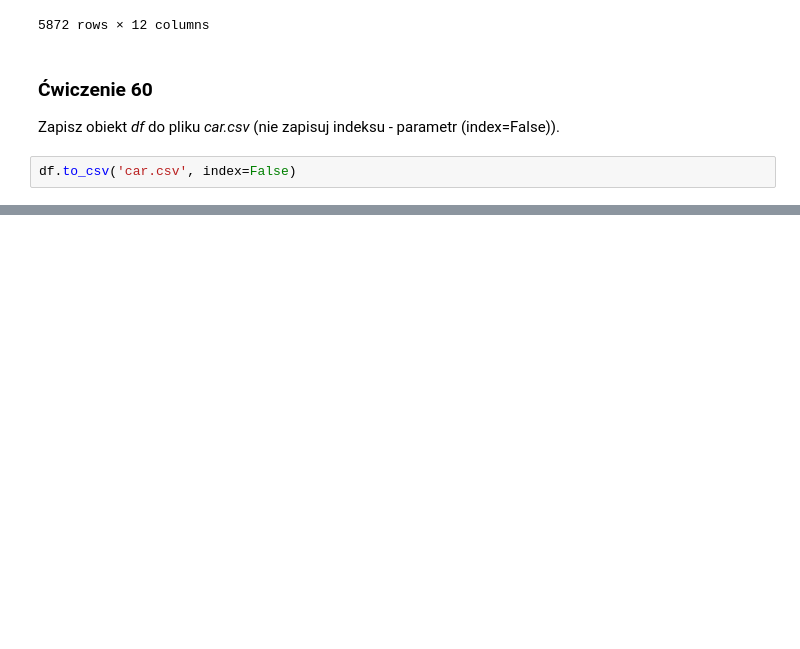
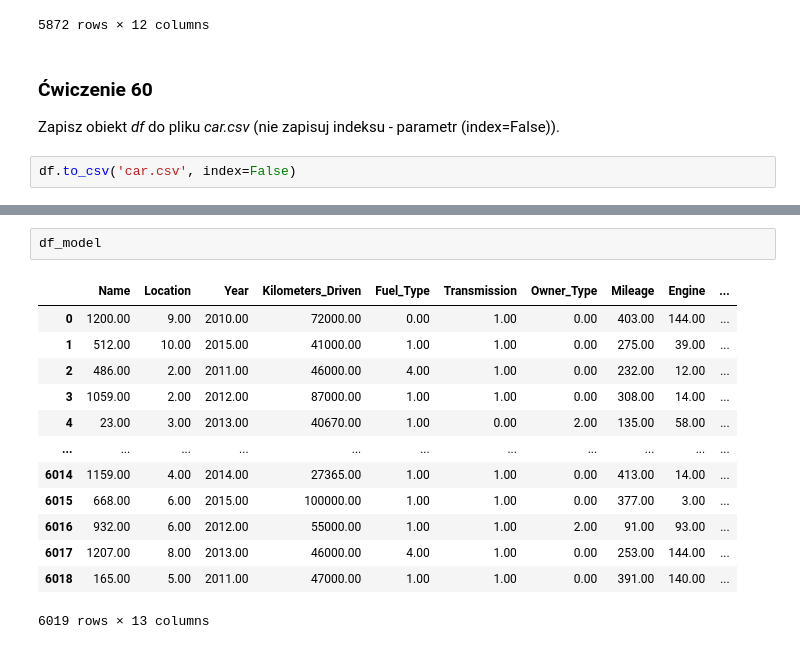
Before and after one commit to tomasz450/Analiza-danych-w-Python-11.05.26, a Jupyter notebook: 3. Pandas/Zadania/51-60 used_car_prices.ipynb, the cells around one changed output, grey strips where cells are left out. Saved outputs shown, nothing was run; the diff lists cells and outputs as text; blank space fills up the shorter version.

```diff
--- a/3. Pandas/Zadania/51-60 used_car_prices.ipynb
+++ b/3. Pandas/Zadania/51-60 used_car_prices.ipynb
@@ -480,0 +513,16 @@ df.to_csv('car.csv', index=False)
+# %%
+df_model
+# %% [output]
+|  | Name | Location | Year | Kilometers_Driven | Fuel_Type | Transmission | Owner_Type | Mileage | Engine | ... |
+| 0 | 1200.00 | 9.00 | 2010.00 | 72000.00 | 0.00 | 1.00 | 0.00 | 403.00 | 144.00 | ... |
+| 1 | 512.00 | 10.00 | 2015.00 | 41000.00 | 1.00 | 1.00 | 0.00 | 275.00 | 39.00 | ... |
+| 2 | 486.00 | 2.00 | 2011.00 | 46000.00 | 4.00 | 1.00 | 0.00 | 232.00 | 12.00 | ... |
+| 3 | 1059.00 | 2.00 | 2012.00 | 87000.00 | 1.00 | 1.00 | 0.00 | 308.00 | 14.00 | ... |
+| 4 | 23.00 | 3.00 | 2013.00 | 40670.00 | 1.00 | 0.00 | 2.00 | 135.00 | 58.00 | ... |
+| ... | ... | ... | ... | ... | ... | ... | ... | ... | ... | ... |
+| 6014 | 1159.00 | 4.00 | 2014.00 | 27365.00 | 1.00 | 1.00 | 0.00 | 413.00 | 14.00 | ... |
+| 6015 | 668.00 | 6.00 | 2015.00 | 100000.00 | 1.00 | 1.00 | 0.00 | 377.00 | 3.00 | ... |
+| 6016 | 932.00 | 6.00 | 2012.00 | 55000.00 | 1.00 | 1.00 | 2.00 | 91.00 | 93.00 | ... |
+| 6017 | 1207.00 | 8.00 | 2013.00 | 46000.00 | 4.00 | 1.00 | 0.00 | 253.00 | 144.00 | ... |
+| 6018 | 165.00 | 5.00 | 2011.00 | 47000.00 | 1.00 | 1.00 | 0.00 | 391.00 | 140.00 | ... |
+6019 rows × 13 columns
```
Also changed, not shown: parts of 9 cells of this notebook.
